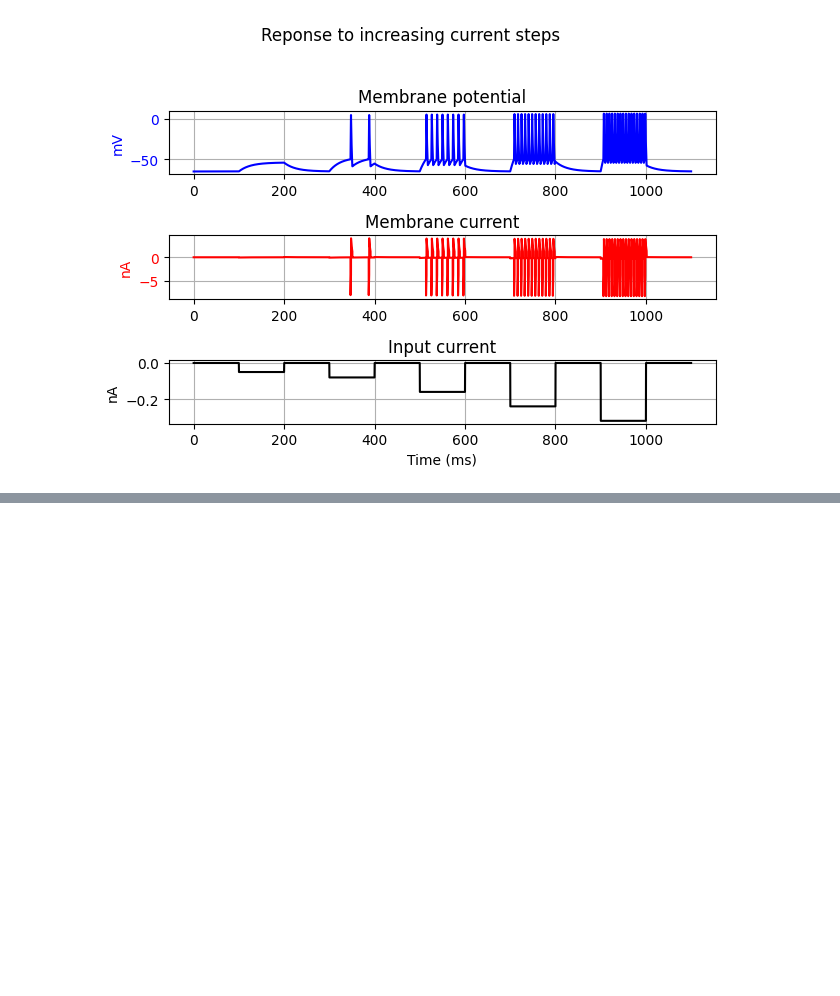
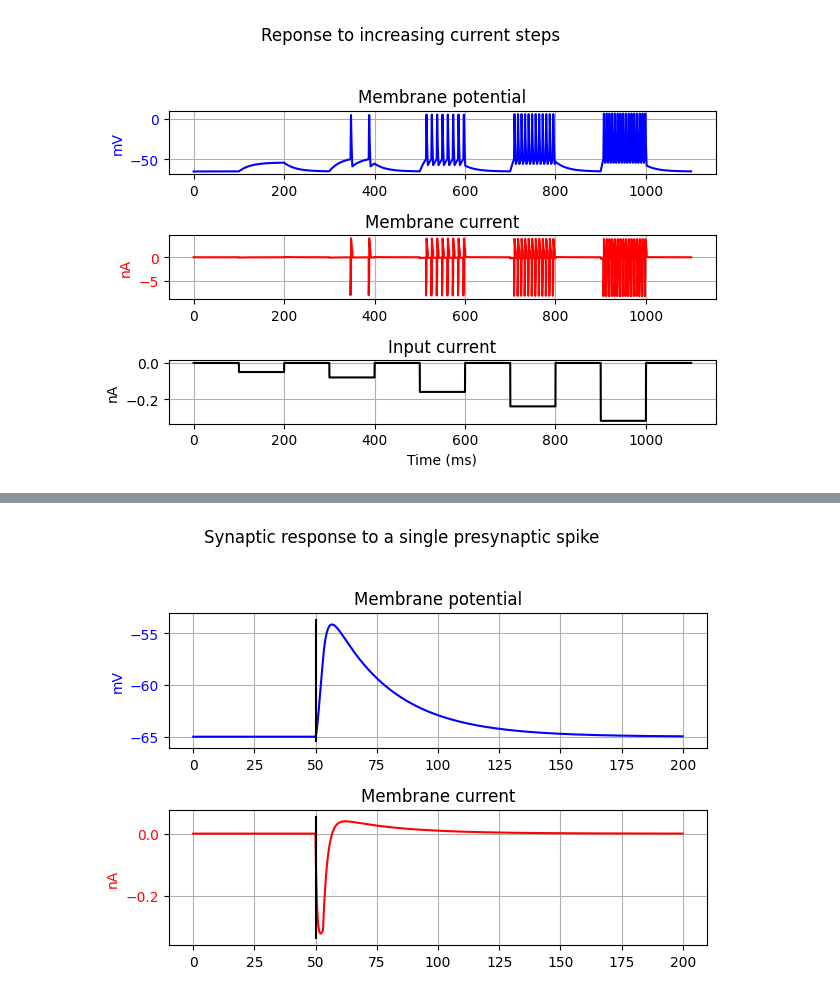
Before and after one commit to dbheadley/DecodingTheBrain, a Jupyter notebook: Week1/notes.ipynb, the cells around one changed output, grey strips where cells are left out. Saved outputs shown, nothing was run; the diff lists cells and outputs as text; code cells hidden in the pictures; blank space fills up the shorter version.

```diff
--- a/Week1/notes.ipynb
+++ b/Week1/notes.ipynb
@@ -447,15 +449,15 @@ When we include voltage-gated ion channels in a model neuron, it goes from being
 [PLACE THIS CODING DISCUSSION IN A LATER LECTURE]
 Action potentials are often described as all-or-none events. Either they occur or they do not, and when they do, they tend to always have the same strength and duration. Since they are stereotyped, it is thought that they convey information by their timing. Several different terms are often used to describe the codes offered by action potentials. A *time code* is when the exact time of an action potential indicates the occurrence of some event (whether it be environmental or behavioral). This is often counterposed to a *rate code*, where the informational signal is the how many action potentials occurred in some short amount of time, with a higher rate indicating a 'stronger' signal. Alternatively, a *population code* uses the set of neurons firing action potentials at any given moment to encode information. Different ensembles of activated neurons signal different events.
 # %%
-# create active euron class that inheriting from the passive neuron model
+# create active neuron class that inheriting from the passive neuron model
 class ActiveNeuron(PassiveNeuron):
-    def __init__(self, v_thresh=-50, e_na=50, e_k=-90, g_na=8e-8, g_k=4e-8, **kwargs):
-        super().__init__(**kwargs)
+    def __init__(self, v_thresh=-50, ena=50, ek=-90, gna=8e-8, gk=4e-8, **kwargs):
+        super().__init__(**kwargs) # allows us to pass arguments for the passive properties of the neuron
         self._vthresh = v_thresh / 1000 # mV
-        self._ena = e_na / 1000 # mV
-        self._gna = 8e-8 # S
-        self._ek = e_k / 1000 # mV
-        self._gk = 4e-8 # S
+        self._ena = ena / 1000 # mV
+        self._gna = gna # S
+        self._ek = ek / 1000 # mV
+        self._gk = gk # S
         self._spk_timer = 0
         self._spk = False
 
@@ -464,11 +466,11 @@ class ActiveNeuron(PassiveNeuron):
         if (self._vm > self._vthresh) & (self._spk_timer <= 0):
             self._spk_timer = 0.004 # start countdown timer for duration of action potential
             self._spk = True
-        elif self._spk_timer > 0.003:
+        elif self._spk_timer > 0.003: # open up sodium conductance for first 1 ms
             self._add = self._add + self._gna * (self._vm - self._ena)
             self._spk = False
             self._spk_timer -= self._dt
-        elif self._spk_timer > 0:
+        elif self._spk_timer > 0: # open up potassium conductance for next 3 ms
             self._add = self._add + self._gk * (self._vm - self._ek)
             self._spk = False
             self._spk_timer -= self._dt
@@ -490,7 +492,7 @@ class ActiveNeuron(PassiveNeuron):
         # run simulation
         for ind, _ in enumerate(t):
             self.set_input(inp[ind]) # set input current
-            self.gen_ap() # generate action potential
+            self.gen_ap() # generate action potential <-- NEW
             self.update() # update membrane potential and current
             v[ind], i[ind] = self.get_state() # store values
 
@@ -524,0 +648,12 @@ plot_sim(t_pts, act_v, act_i, in_step_act, title='Reponse to increasing current
+# %%
+# examine response to a single presynaptic spike
+syn_nrn = SynapticNeuron()
+sim_dur_syn = 0.2
+t_pts = syn_nrn.get_t_vec(dur=sim_dur_syn, dt=sim_dt)
+
+in_prespk = spk_train(t_pts, [0.05])
+
+syn_v, syn_i = syn_nrn.run(dur=sim_dur_syn, dt=sim_dt, inp=0, prespk=in_prespk)
+plot_sim_prespk(t_pts, syn_v, syn_i, 0, in_prespk, title='Synaptic response to a single presynaptic spike')
+# %% [output]
+[figure, added]
```
Also changed, not shown: parts of 19 cells of this notebook.
